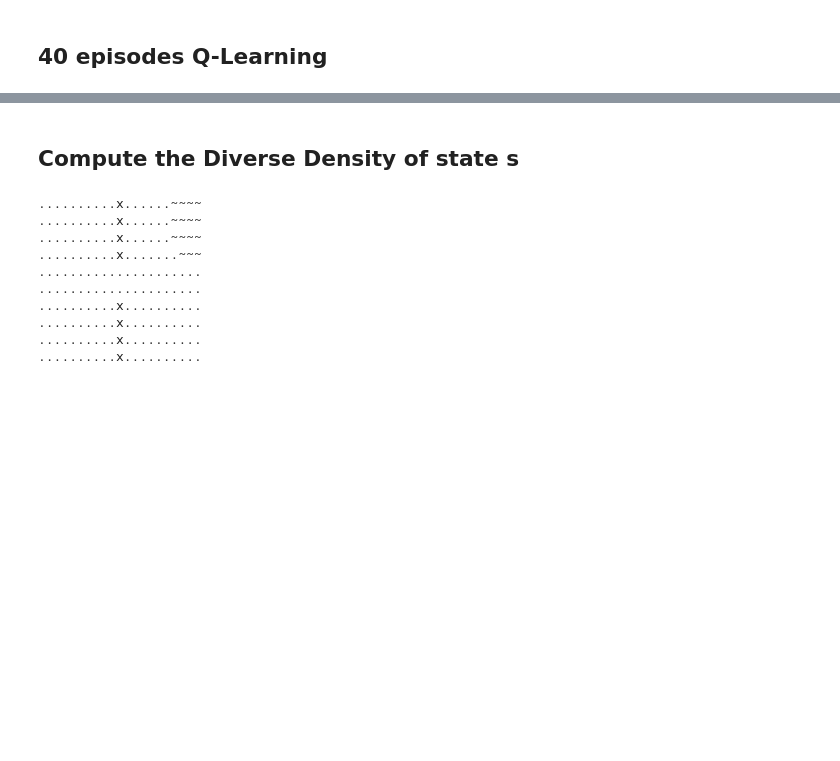
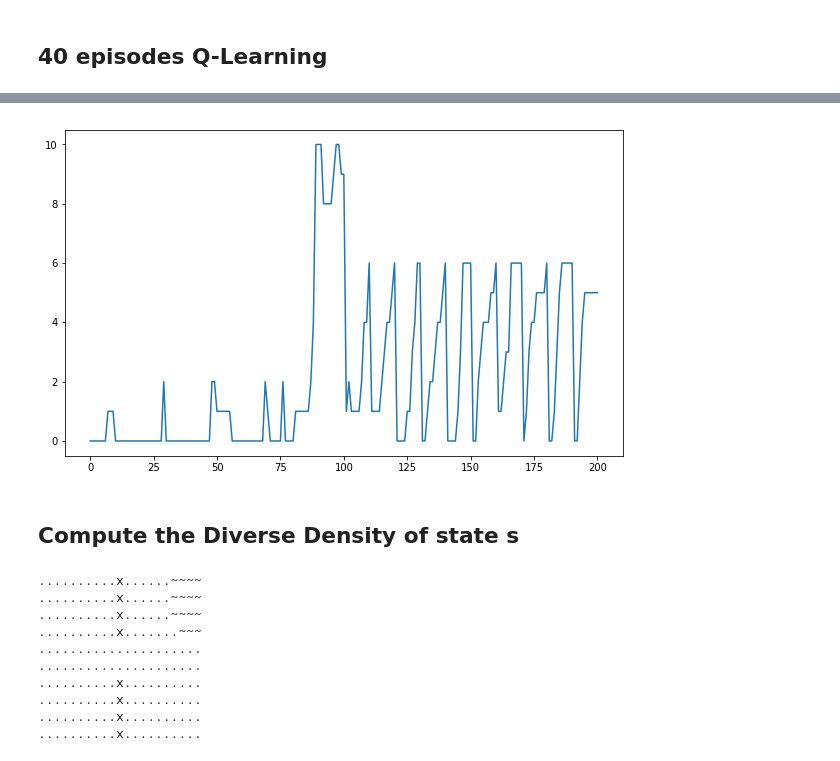
Before and after one commit to slebastard/RLProject, a Jupyter notebook: Option Discovery.ipynb, the cells around one changed output, grey strips where cells are left out. Cells and saved outputs as stored; diff of their text form; code cells hidden in the pictures; blank space fills up the shorter version.

```diff
--- a/Option Discovery.ipynb
+++ b/Option Discovery.ipynb
@@ -83,3 +137,12 @@ P.run(record_trajectory = record_trajectory)
+# %%
+y = []
+for s in range(twoRooms.n_states):
+    i,j = twoRooms.state2coord[s]
+    y.append(DD_map[i,j])
+plt.plot(y)
+plt.show()
+# %% [output]
+[figure, added]
 # %% [markdown]
 ## Compute the Diverse Density of state s
 # %%
```
Also changed, not shown: parts of 9 cells of this notebook, 4 other files.
